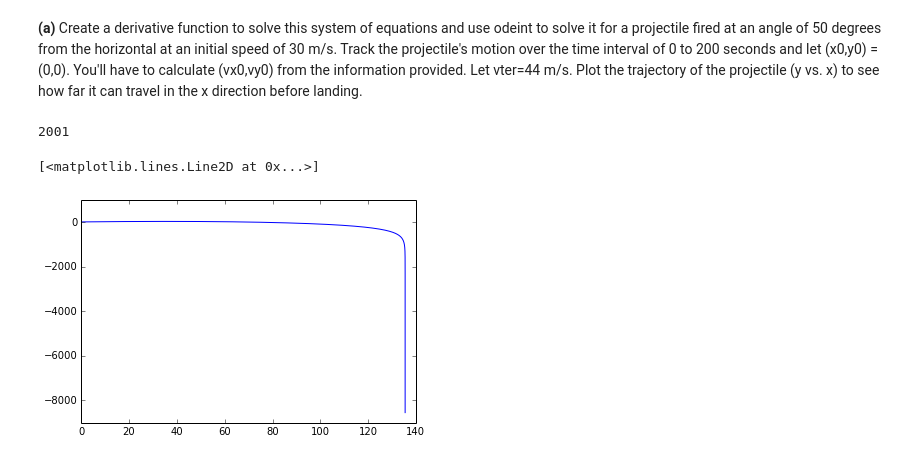
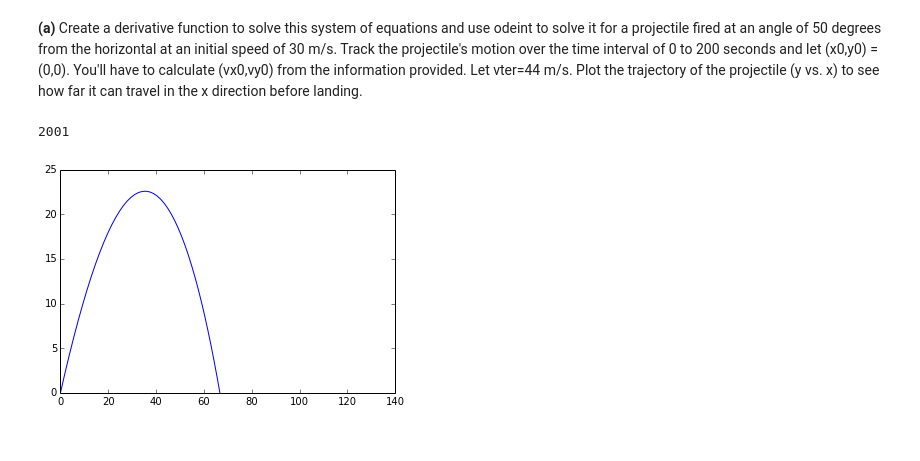
Before and after one commit to kmcombs/PHYS202-S14, a Jupyter notebook: SciPy/ODEExercises.ipynb, the cells around one changed output. Saved outputs shown, nothing was run; the diff lists cells and outputs as text; code cells hidden in the pictures.

```diff
--- a/SciPy/ODEExercises.ipynb
+++ b/SciPy/ODEExercises.ipynb
@@ -128,21 +128,22 @@ plt.plot(t, Em1)
 # %%
 theta0 = np.pi
 omega0 = 0.
-t = np.arange(0., 50.01, 0.01)
+t2 = np.arange(0., 50.01, 0.01)
 
 
 
 theta_inita = np.array([theta0, omega0])
-thetaab = odeint(deriv,theta_inita,t)
+theta = odeint(deriv,theta_inita,t2)
 
 g = 9.81
 ell = 0.5
-thetaa = thetaab[:,0]
-omegaa = thetaab[:,1]
-Em = g * ell*(1- np.cos(thetaa))+ 0.5*(ell**2)*(omegaa**2)
+theta1 = theta[:,0]
+omega1 = theta[:,1]
+Em = g * ell*(1- np.cos(theta1))+ 0.5*(ell**2)*(omega1**2)
 
-plt.plot(t, thetaab[:,0])
-plt.plot(t, thetaab[:,1])
+plt.plot(t2, theta[:,0])
+plt.plot(t2, theta[:,1])
+plt.plot(t2, Em, 'r')
 
 plt.show()
 # %% [output]
@@ -250,25 +251,26 @@ plt.plot(x4, diffy4)
 # %%
 def derivative(initial, t):
     g = 9.81
     Vt = 44.
     Vx = initial[0]
     Vy = initial[1]
     dVx = (-g)*(Vx/(Vt**2))*np.sqrt(Vx**2 + Vy**2)
     dVy = (-g)*(1+ (Vy/(Vt**2))*np.sqrt(Vx**2 + Vy**2))
     return np.array([dVx, dVy, Vx, Vy])
 
 
 Vx0 = 19.28
 Vy0 = 22.98
 
 initial = np.array([Vx0,Vy0, 0., 0.])
 t = np.arange(0., 200.1, .1)
 print t.size
 velocity = odeint(derivative, initial, t)
 
 plt.plot(velocity[:,2], velocity[:,3])
+plt.ylim(0,25)
+plt.show()
 #plt.plot(t, velocity[:,3])
 # %% [output]
 2001
-[<matplotlib.lines.Line2D at 0x...>]
-[figure, old version]
+[figure, new version]
```
Also changed, not shown: parts of 6 cells of this notebook, 1 other file.
